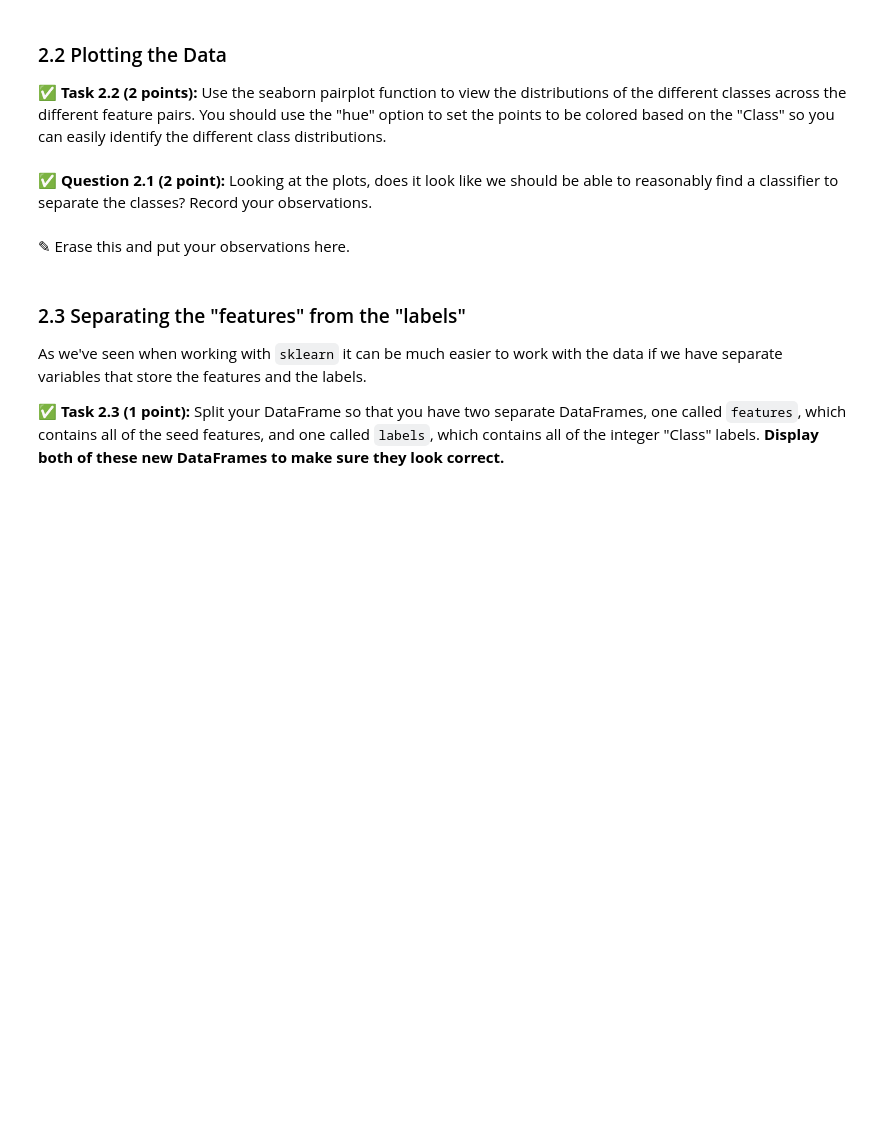
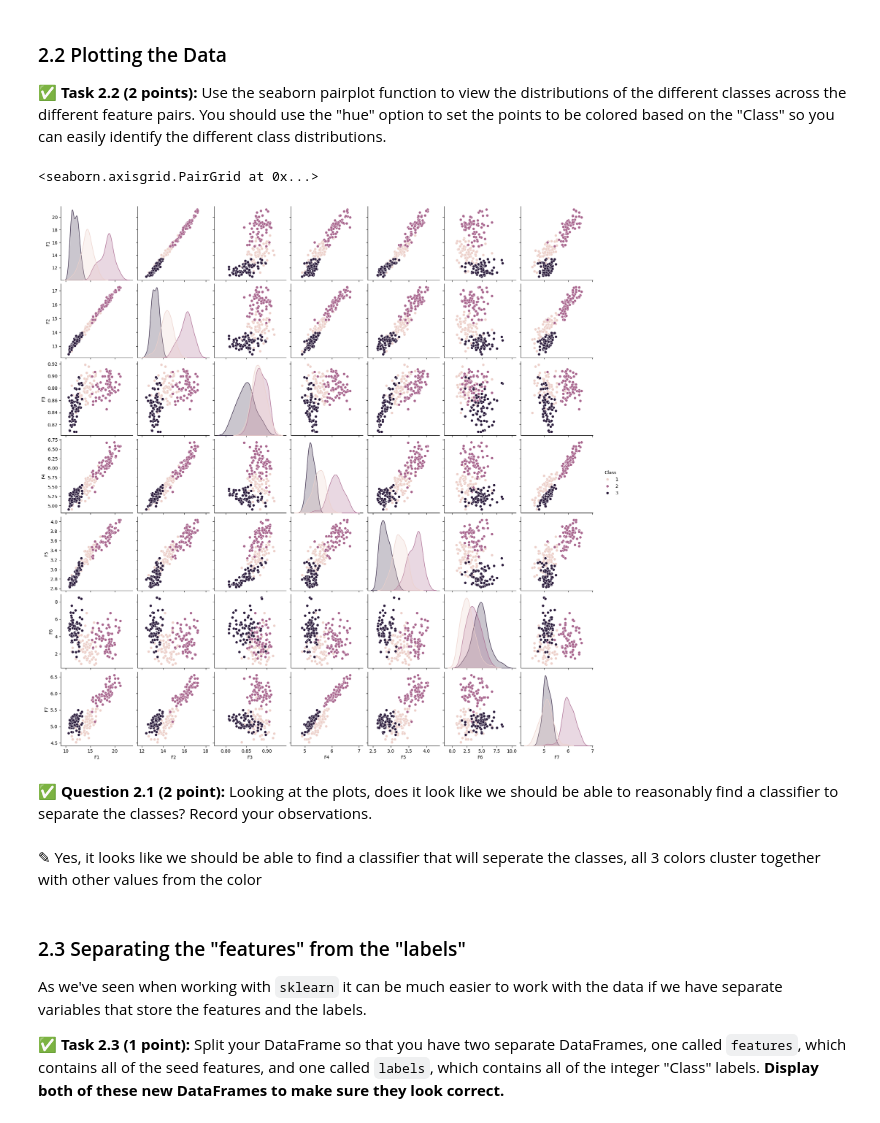
Before and after one commit to jshashank00/CMSE202-f24-turnin, a Jupyter notebook: hw-04/HW-04_PerceptronSVMandPCA-STUDENT.ipynb, the cells around one changed output. Drawn from its saved outputs; the diff is of its cells as text; code cells hidden in the pictures; blank space fills up the shorter version.

```diff
--- a/hw-04/HW-04_PerceptronSVMandPCA-STUDENT.ipynb
+++ b/hw-04/HW-04_PerceptronSVMandPCA-STUDENT.ipynb
@@ -89,0 +94,6 @@ Once you've loaded in the data, **display the DataFrame to make sure it looks re
+# %%
+# Put your code here
+column_names = ["F1", "F2", "F3", "F4", "F5", "F6", "F7", "Class"]
+seeds = pd.read_csv("seeds.tsv", sep='\t', header=None, names=column_names)
+display(seeds.head())
+seeds.shape
@@ -93,10 +111,15 @@ Once you've loaded in the data, **display the DataFrame to make sure it looks re
 **&#9989; Task 2.2 (2 points):** Use the seaborn pairplot function to view the distributions of the different classes across the different feature pairs. You should use the "hue" option to set the points to be colored based on the "Class" so you can easily identify the different class distributions.
 # %%
 # Put your code here
+
+sns.pairplot(seeds, hue="Class")
+# %% [output]
+<seaborn.axisgrid.PairGrid at 0x...>
+[figure, added]
 # %% [markdown]
 &#9989; **Question 2.1 (2 point):** Looking at the plots, does it look like we should be able to reasonably find a classifier to separate the classes? Record your observations.
-# %% [markdown]
-<font size=+3>&#9998;</font> Erase this and put your observations here.
+# %% [markdown]
+<font size=+3>&#9998;</font> Yes, it looks like we should be able to find a classifier that will seperate the classes, all 3 colors cluster together with other values from the color
 # %% [markdown]
 ### 2.3 Separating the "features" from the "labels"
 
```
Also changed, not shown: parts of 10 cells of this notebook, 1 other file.
